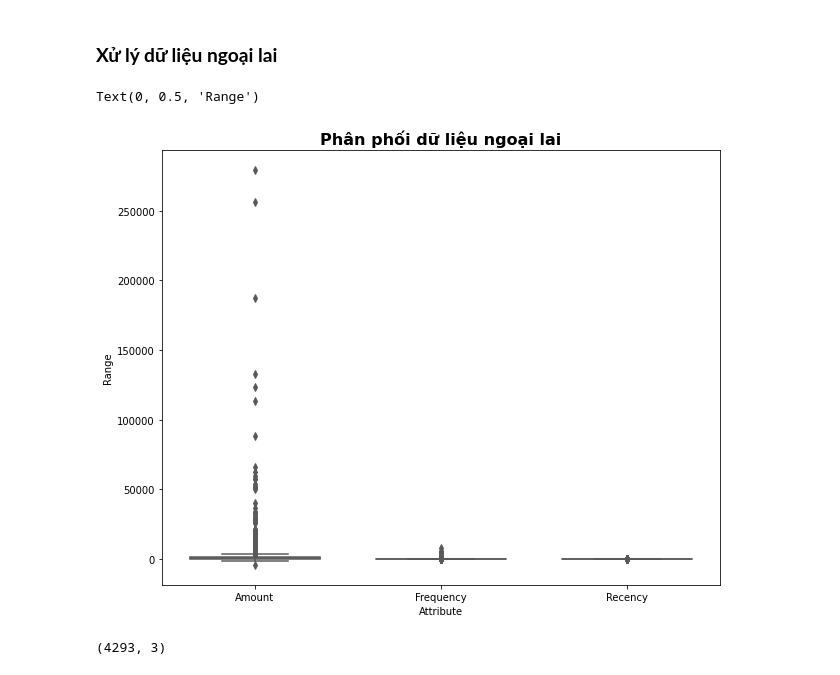
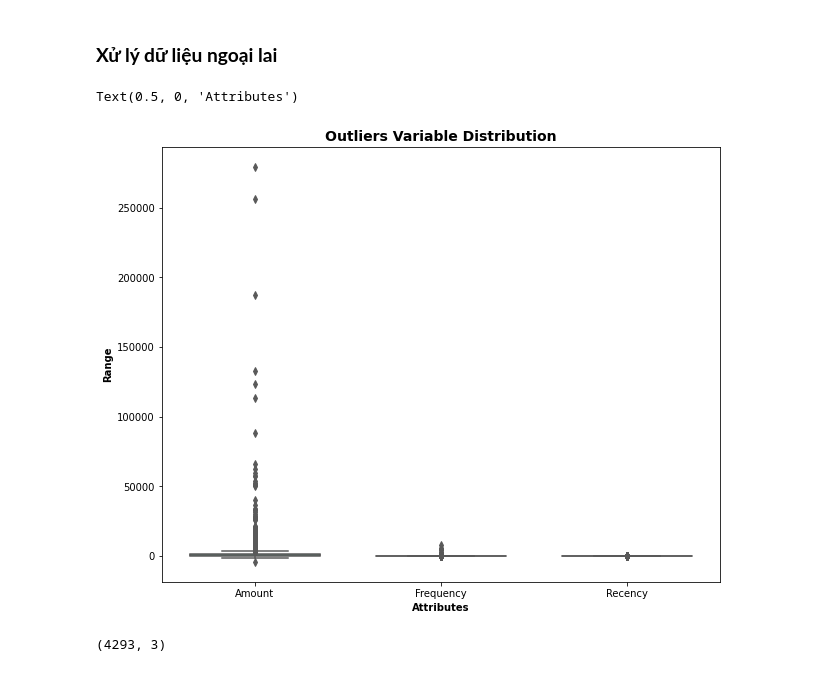
Before and after one commit to ducquanhp28112002/Machine_Learning, a Jupyter notebook: OnlineRetail.ipynb, the cells around one changed output. Drawn from its saved outputs; the diff is of its cells as text; code cells hidden in the pictures.

```diff
--- a/OnlineRetail.ipynb
+++ b/OnlineRetail.ipynb
@@ -147,7 +150,7 @@ last_date
 Timestamp('2011-12-09 12:50:00')
 # %%
 # Thêm cột chỉ khoảng cách giữa ngày mua với last_date
-df["Dis"] = last_date - df["InvoiceDate"]
+df['Diff'] = max_date - df['InvoiceDate']
 df.head()
 # %% [output]
 |  | InvoiceNo | StockCode | Description | Quantity | InvoiceDate | UnitPrice | CustomerID | Country | Amount | ... |
@@ -157,7 +160,7 @@ df.head()
 | 3 | 536365 | 84029G | KNITTED UNION FLAG HOT WATER BOTTLE | 6 | 2010-12-01 08:26:00 | 3.39 | 17850.0 | United Kingdom | 20.34 | ... |
 | 4 | 536365 | 84029E | RED WOOLLY HOTTIE WHITE HEART. | 6 | 2010-12-01 08:26:00 | 3.39 | 17850.0 | United Kingdom | 20.34 | ... |
 # %%
-rfm_p = df.groupby("CustomerID")["Dis"].min()
+rfm_p = df.groupby('CustomerID')['Diff'].min()
 rfm_p = rfm_p.reset_index()
 rfm_p.head()
 # %% [output]
@@ -167,7 +170,3 @@ rfm_p.head()
 | 2 | 12348.0 | 74 days 23:37:00 |
 | 3 | 12349.0 | 18 days 02:59:00 |
 | 4 | 12350.0 | 309 days 20:49:00 |
-# %%
-rfm_p = df.groupby("CustomerID")["Dis"].min()
-rfm_p = rfm_p.reset_index()
-rfm_p.head()
@@ -181,5 +173,5 @@ rfm_p.head()
 # %%
 # Cột "Dis" chỉ lấy ngày
-rfm_p["Dis"] = rfm_p["Dis"].dt.days
+rfm_p['Diff'] = rfm_p['Diff'].dt.days
 rfm_p.head()
 # %% [output]
@@ -204,14 +196,14 @@ rfm.head()
 # %% [markdown]
 ### **Xử lý dữ liệu ngoại lai**
 # %%
-attribute = ["Amount", "Frequency", "Recency"]
-plt.rcParams["figure.figsize"] = [10, 8]
-sns.boxplot(data = rfm[attribute], orient = "v", palette = "Set2", whis = 1.5, saturation = 1, width = 0.7)
-plt.title("Phân phối dữ liệu ngoại lai", fontsize = 16, fontweight = "bold")
-plt.xlabel("Attribute")
-plt.ylabel("Range")
+attributes = ['Amount','Frequency','Recency']
+plt.rcParams['figure.figsize'] = [10, 8]
+sns.boxplot(data = rfm[attributes], orient = "v", palette = "Set2", whis = 1.5, saturation = 1, width = 0.7)
+plt.title("Outliers Variable Distribution", fontsize = 14, fontweight = 'bold')
+plt.ylabel("Range", fontweight = 'bold')
+plt.xlabel("Attributes", fontweight = 'bold')
 # %% [output]
-Text(0, 0.5, 'Range')
+Text(0.5, 0, 'Attributes')
-[figure, old version]
+[figure, new version]
 # %%
 # Loại bỏ dữ liệu ngoại lai
```
Also changed, not shown: parts of 46 cells of this notebook.
